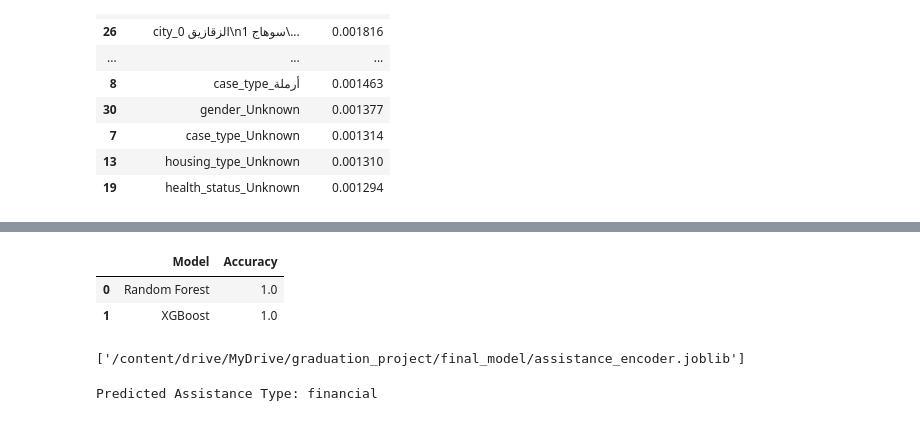
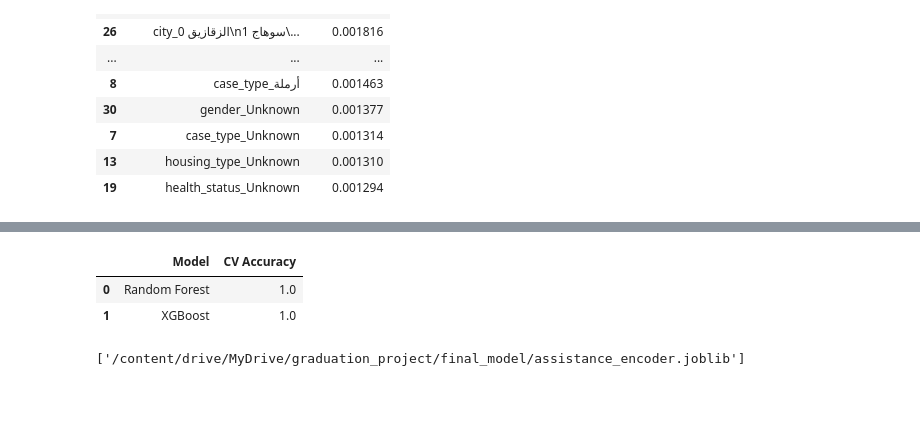
Before and after one commit to HazemmoAlsady/AWN_Graduation_Project, a Jupyter notebook: Hazem's edits/Final_models.ipynb, the cells around one changed output, grey strips where cells are left out. Drawn from its saved outputs; the diff is of its cells as text; code cells hidden in the pictures.

```diff
--- a/Hazem's edits/Final_models.ipynb
+++ b/Hazem's edits/Final_models.ipynb
@@ -249,9 +249,11 @@ num_features = [
 ]
 
 cat_features = [
-    "case_type", "housing_type", "health_status", "city", "gender"
+    "housing_type",
+    "health_status",
+    "city",
+    "gender"
 ]
-
 text_feature = "request_text_clean"
 
 X = df2[num_features + cat_features + [text_feature]]
@@ -267,7 +269,7 @@ X_train, X_test, y_train, y_test = train_test_split(
 from sklearn.feature_extraction.text import TfidfVectorizer
 
 assist_preprocessor = ColumnTransformer([
-    ("text", TfidfVectorizer(max_features=6000, ngram_range=(1,2)), text_feature),
+    ("text", TfidfVectorizer(max_features=1500, ngram_range=(1,1), min_df=5), text_feature),
     ("cat", Pipeline([
         ("imputer", SimpleImputer(strategy="most_frequent")),
         ("onehot", OneHotEncoder(handle_unknown="ignore"))
@@ -312,43 +326,56 @@ Pipeline(steps=[('preprocess',
 # %%
 from sklearn.metrics import accuracy_score
 
-y_test_enc = assistance_encoder.transform(y_test)
 
 models = {
     "Random Forest": RandomForestClassifier(
         n_estimators=300,
         max_depth=22,
         class_weight="balanced",
         random_state=42,
         n_jobs=-1
     ),
     "XGBoost": XGBClassifier(
         objective="multi:softprob",
         num_class=len(assistance_encoder.classes_),
         n_estimators=300,
         max_depth=6,
         learning_rate=0.1,
         random_state=42
     )
 }
 
+from sklearn.model_selection import StratifiedKFold, cross_val_score
+import numpy as np
+
+encoder = LabelEncoder()
+y_enc = encoder.fit_transform(y)
+
+skf = StratifiedKFold(n_splits=5, shuffle=True, random_state=42)
+
 results = []
 
 for name, model in models.items():
+
     pipe = Pipeline([
         ("preprocess", assist_preprocessor),
         ("model", model)
     ])
 
-    pipe.fit(X_train, y_train_enc)
-    preds = pipe.predict(X_test)
+    scores = cross_val_score(
+        pipe,
+        X,
+        y_enc,
+        cv=skf,
+        scoring="accuracy",
+        n_jobs=-1
+    )
 
-    acc = accuracy_score(y_test_enc, preds)
-    results.append((name, acc))
+    results.append((name, np.mean(scores)))
 
-pd.DataFrame(results, columns=["Model", "Accuracy"])
+pd.DataFrame(results, columns=["Model", "CV Accuracy"])
 # %% [output]
-|  | Model | Accuracy |
+|  | Model | CV Accuracy |
 | 0 | Random Forest | 1.0 |
 | 1 | XGBoost | 1.0 |
 # %%
@@ -402,8 +412,0 @@ sample = pd.DataFrame([{
-# %%
-pred = assistance_model.predict(sample)
-
-pred_label = assistance_encoder.inverse_transform(pred)
-
-print("Predicted Assistance Type:", pred_label[0])
-# %% [output]
-Predicted Assistance Type: financial
```
Also changed, not shown: parts of 18 cells of this notebook.
